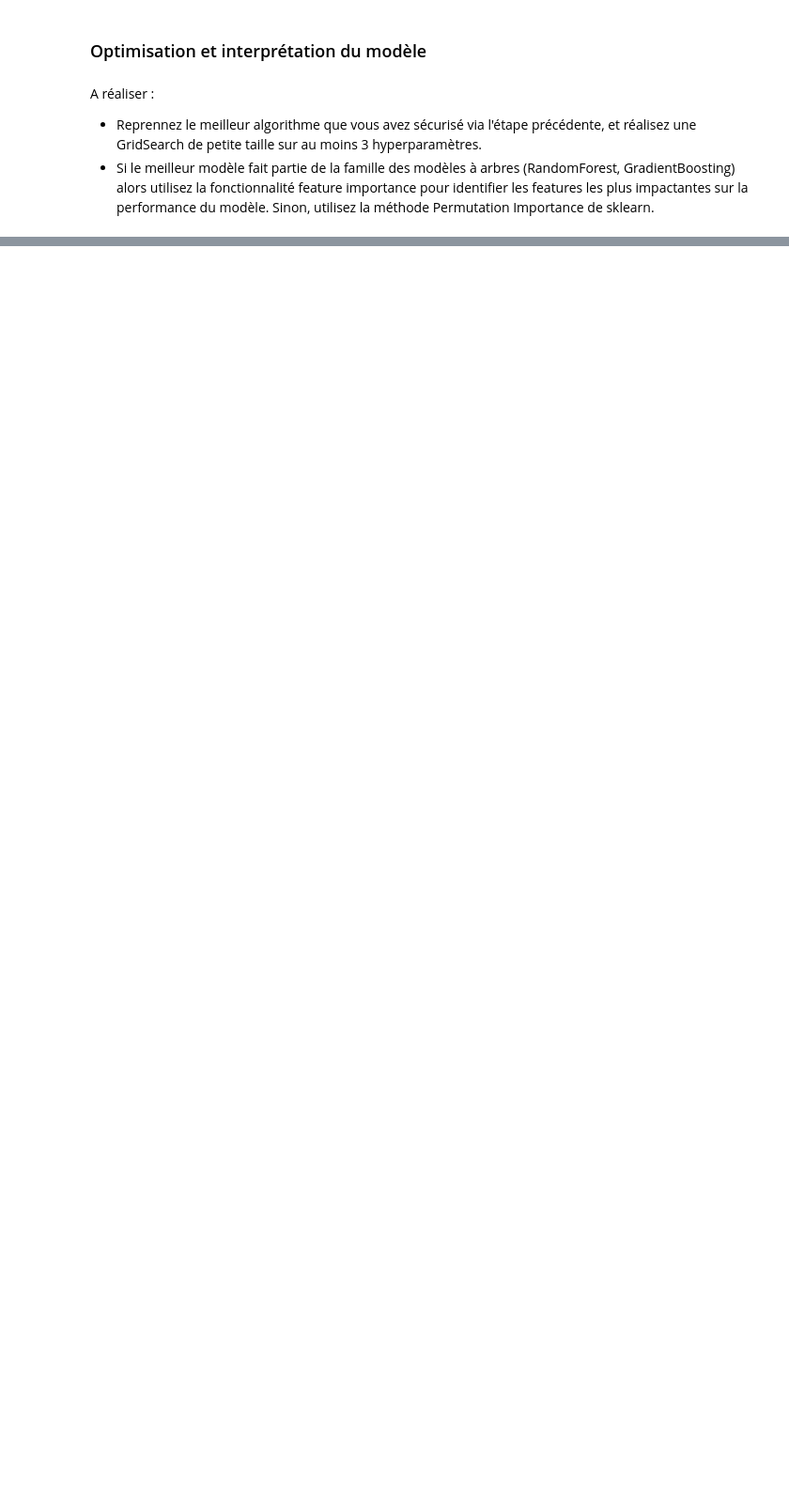
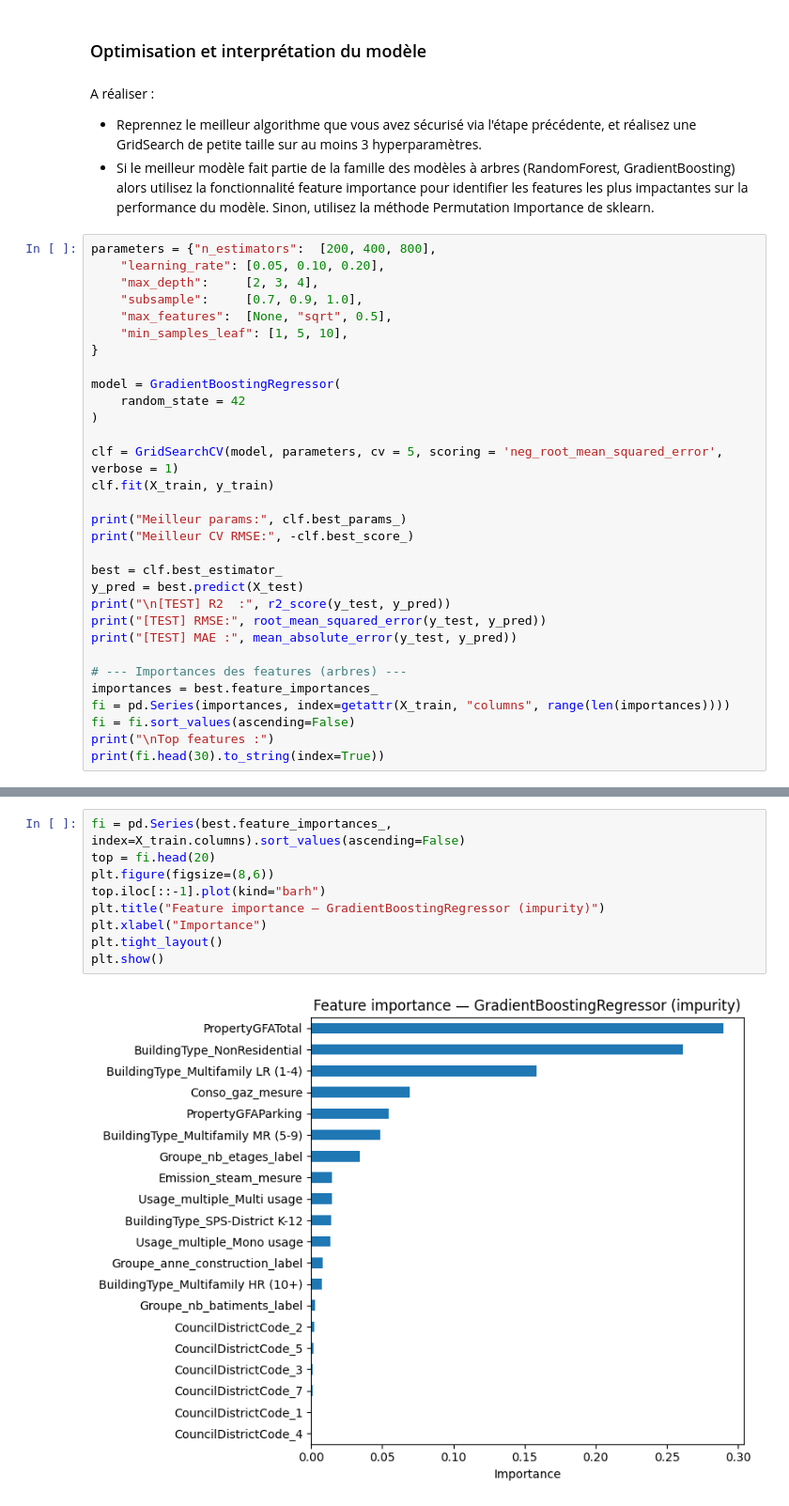
Before and after one commit to Thomas-Auvin/Projet3, a Jupyter notebook: Projet-3_part_analyses.ipynb, the cells around one changed output, grey strips where cells are left out. Shown at 94% size. Cells and saved outputs as stored; diff of their text form; blank space fills up the shorter version.

Commit message:
Ajout jusqu'au GridSearch

```diff
--- a/Projet-3_part_analyses.ipynb
+++ b/Projet-3_part_analyses.ipynb
@@ -111,3 +149,34 @@ MAE: 4521846.847475139
 A réaliser :
 * Reprennez le meilleur algorithme que vous avez sécurisé via l'étape précédente, et réalisez une GridSearch de petite taille sur au moins 3 hyperparamètres.
 * Si le meilleur modèle fait partie de la famille des modèles à arbres (RandomForest, GradientBoosting) alors utilisez la fonctionnalité feature importance pour identifier les features les plus impactantes sur la performance du modèle. Sinon, utilisez la méthode Permutation Importance de sklearn.
+# %%
+parameters = {"n_estimators":  [200, 400, 800],
+    "learning_rate": [0.05, 0.10, 0.20],
+    "max_depth":     [2, 3, 4],
+    "subsample":     [0.7, 0.9, 1.0],
+    "max_features":  [None, "sqrt", 0.5],
+    "min_samples_leaf": [1, 5, 10],
+}
+
+model = GradientBoostingRegressor(
+    random_state = 42
+)
+
+clf = GridSearchCV(model, parameters, cv = 5, scoring = 'neg_root_mean_squared_error', verbose = 1)
+clf.fit(X_train, y_train)
+
+print("Meilleur params:", clf.best_params_)
+print("Meilleur CV RMSE:", -clf.best_score_)
+
+best = clf.best_estimator_
+y_pred = best.predict(X_test)
+print("\n[TEST] R2  :", r2_score(y_test, y_pred))
+print("[TEST] RMSE:", root_mean_squared_error(y_test, y_pred))
+print("[TEST] MAE :", mean_absolute_error(y_test, y_pred))
+
+# --- Importances des features (arbres) ---
+importances = best.feature_importances_
+fi = pd.Series(importances, index=getattr(X_train, "columns", range(len(importances))))
+fi = fi.sort_values(ascending=False)
+print("\nTop features :")
+print(fi.head(30).to_string(index=True))
@@ -113,0 +201,11 @@ A réaliser :
+# %%
+fi = pd.Series(best.feature_importances_, index=X_train.columns).sort_values(ascending=False)
+top = fi.head(20)
+plt.figure(figsize=(8,6))
+top.iloc[::-1].plot(kind="barh")
+plt.title("Feature importance — GradientBoostingRegressor (impurity)")
+plt.xlabel("Importance")
+plt.tight_layout()
+plt.show()
+# %% [output]
+[figure, added]
```
Also changed, not shown: parts of 5 cells of this notebook.
